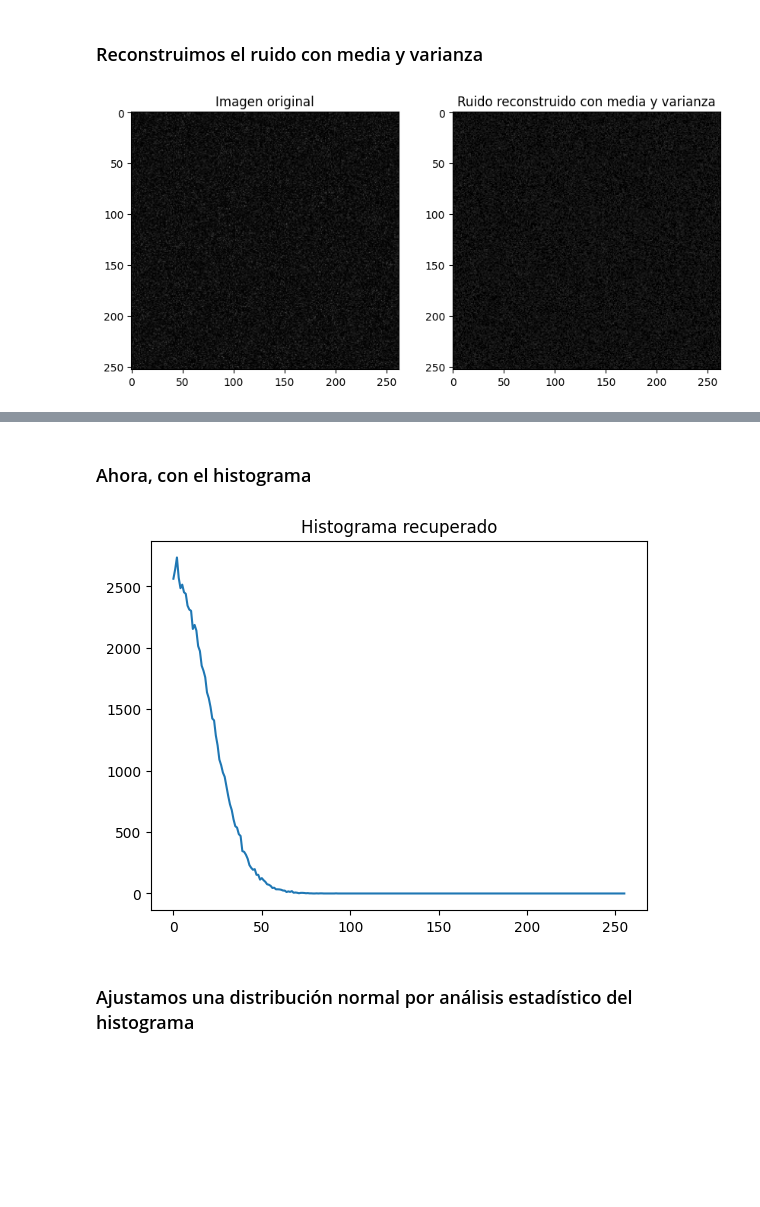
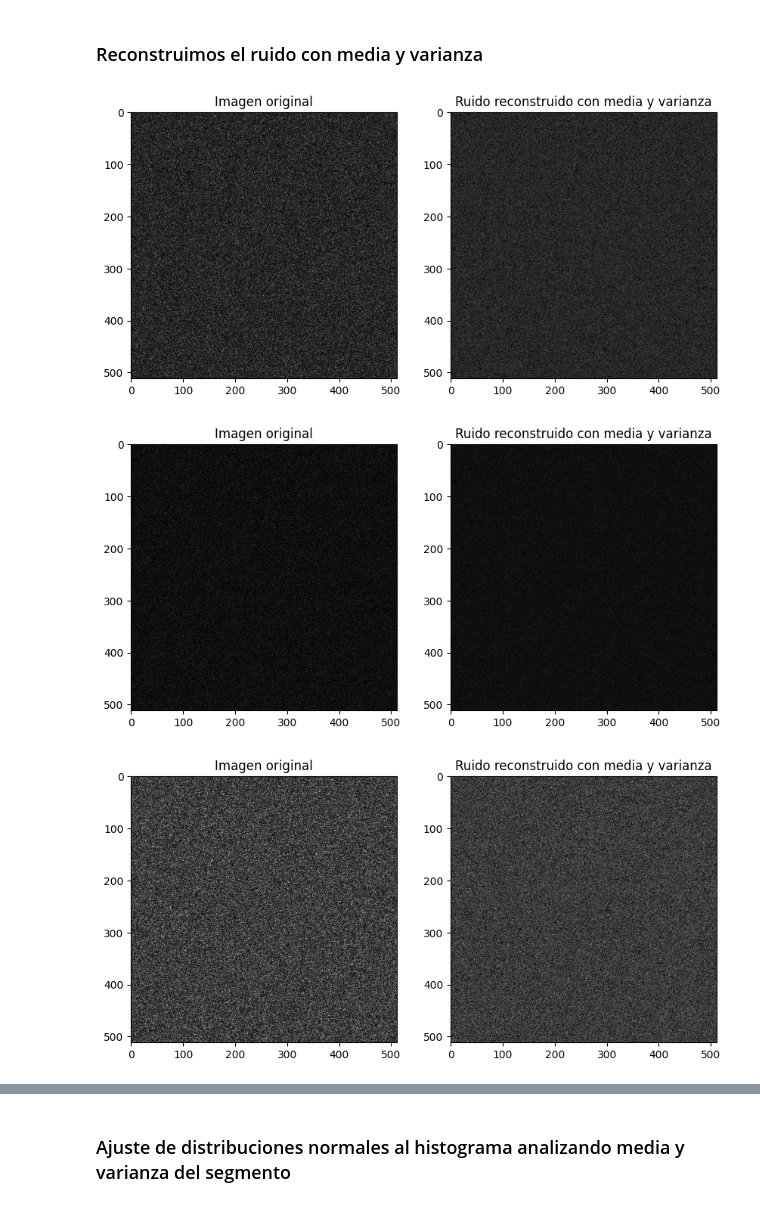
Before and after one commit to gonzagrau/PAIByB, a Jupyter notebook: GUIA1/a01_est_var.ipynb, the cells around one changed output, grey strips where cells are left out. Cells and saved outputs as stored; diff of their text form; code cells hidden in the pictures; blank space fills up the shorter version.

```diff
--- a/GUIA1/a01_est_var.ipynb
+++ b/GUIA1/a01_est_var.ipynb
@@ -16,8 +17,3 @@ The autoreload extension is already loaded. To reload it, use:
   %reload_ext autoreload
 # %% [markdown]
 Leemos la data extraida del slice
-# %%
-data_path = 'infosaves'
-with open(rf"infosaves/100.0_100.0_253x263.json") as f:
-    stats = json.load(f)
-stats
@@ -29,0 +20,13 @@ stats
+# %%
+data_path = 'infosaves'
+data_dict = {}
+hist_dict = {}
+for image in os.listdir(data_path):
+    for file in os.listdir(os.path.join(data_path, image)):
+        if file.endswith('.json'):
+            data_dict[image] = json.load(open(os.path.join(data_path, image, file), 'r'))
+        elif file.endswith('.csv'):
+            hist_dict[image] = pd.read_csv(os.path.join(data_path, image, file))
+    print(image)
+    print(data_dict[image])
+    print(hist_dict[image].columns)
@@ -30,17 +49,21 @@ stats
 # %% [markdown]
 ### Reconstruimos el ruido con media y varianza
 # %%
-ruido_real = cv2.imread('PAIByB-1/Noise-1.tif', cv2.IMREAD_GRAYSCALE)
-ruido_corte = ruido_real[:stats['altura'], :stats['width']]
-ruido_reconstruido = np.random.normal(loc=stats['mean'],
-                                      scale=np.sqrt(stats['varianza']),
-                                      size=(stats['altura'], stats['width']))
+noise_dir = 'PAIByB-1'
 
-fig, axs = plt.subplots(1, 2, figsize=(10, 5))
-axs[0].imshow(ruido_corte, vmin=0, vmax=255, cmap='gray')
-axs[0].set_title('Imagen original')
-axs[1].imshow(ruido_reconstruido, vmin=0, vmax=255, cmap='gray')
-axs[1].set_title('Ruido reconstruido con media y varianza')
-plt.show()
+for noise in os.listdir(noise_dir):
+    ruido_real = cv2.imread(os.path.join(noise_dir, noise), cv2.IMREAD_GRAYSCALE)
+    stats = data_dict[noise.split('.')[0]]
+    ruido_reconstruido = np.random.normal(loc=stats['mean'],
+                                          scale=stats['desv_est'],
+                                          size=ruido_real.shape)
+    fig, axs = plt.subplots(1, 2, figsize=(10, 5))
+    axs[0].imshow(ruido_real, vmin=0, vmax=255, cmap='gray')
+    axs[0].set_title('Imagen original')
+    axs[1].imshow(ruido_reconstruido, vmin=0, vmax=255, cmap='gray')
+    axs[1].set_title('Ruido reconstruido con media y varianza')
+    plt.show()
 # %% [output]
-[figure, old version]
+[figure, new version]
+[figure, added]
+[figure, added]
@@ -47,14 +72,3 @@ plt.show()
-# %% [markdown]
-### Ahora, con el histograma
-# %%
-hist_df = pd.read_csv(f"infosaves/hist100.0_100.0_253x263.csv")
-
-fig, ax = plt.subplots()
-ax.plot(hist_df['gray_lvl'], hist_df['hist_value'])
-ax.set_title('Histograma recuperado')
-plt.show()
-# %% [output]
-[figure, removed]
-# %% [markdown]
-### Ajustamos una distribución normal por análisis estadístico del histograma
+# %% [markdown]
+### Ajuste de distribuciones normales al histograma analizando media y varianza del segmento
 # %%
```
Also changed, not shown: parts of 8 cells of this notebook, 2 other files.
